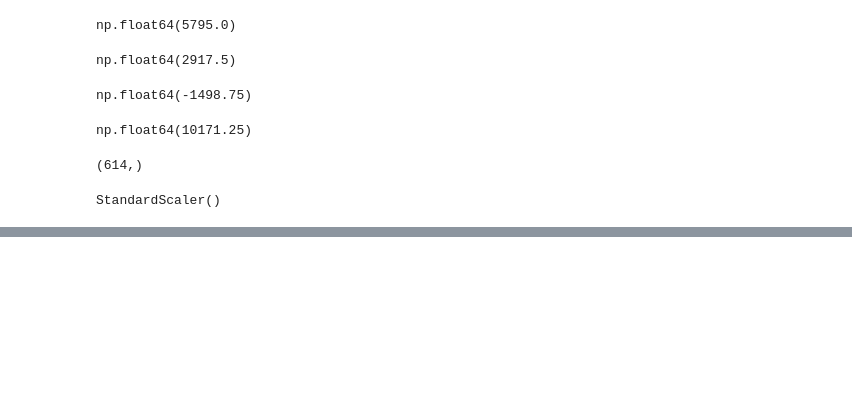
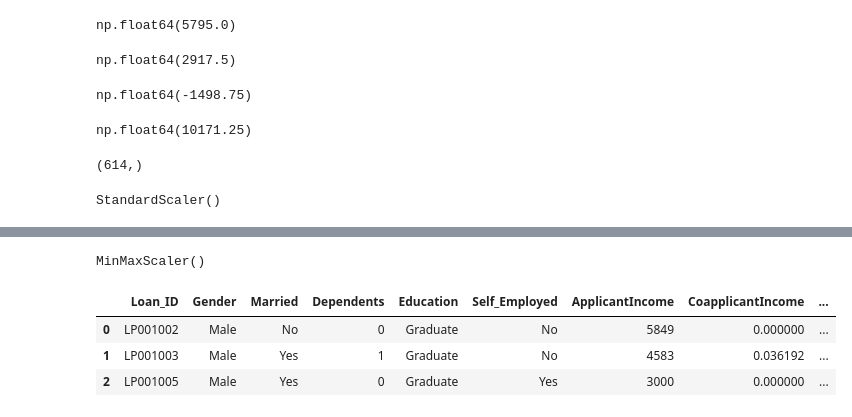
Before and after one commit to Singh-Prince-Rinku/2025, a Jupyter notebook: Machine Learning/Data_Analysis/Future_Scaling.ipynb, the cells around one changed output, grey strips where cells are left out. Saved outputs shown, nothing was run; the diff lists cells and outputs as text; code cells hidden in the pictures; blank space fills up the shorter version.

Commit message:
changes to be committed: modified: Machine Learning/Data_Analysis/Future_Scaling.ipynb

```diff
--- a/Machine Learning/Data_Analysis/Future_Scaling.ipynb
+++ b/Machine Learning/Data_Analysis/Future_Scaling.ipynb
@@ -120,0 +141,15 @@ plt.show()
+# %%
+MM = MinMaxScaler()
+# %%
+MM.fit(dataset[["CoapplicantIncome"]])
+# %% [output]
+MinMaxScaler()
+# %%
+dataset["CoapplicantIncome_MinMaxScaler"] = pd.DataFrame(MM.transform(dataset[["CoapplicantIncome"]]))
+# %%
+dataset.head(3)
+# %% [output]
+|  | Loan_ID | Gender | Married | Dependents | Education | Self_Employed | ApplicantIncome | CoapplicantIncome | ... |
+| 0 | LP001002 | Male | No | 0 | Graduate | No | 5849 | 0.000000 | ... |
+| 1 | LP001003 | Male | Yes | 1 | Graduate | No | 4583 | 0.036192 | ... |
+| 2 | LP001005 | Male | Yes | 0 | Graduate | Yes | 3000 | 0.000000 | ... |
```
Also changed, not shown: parts of 5 cells of this notebook.
